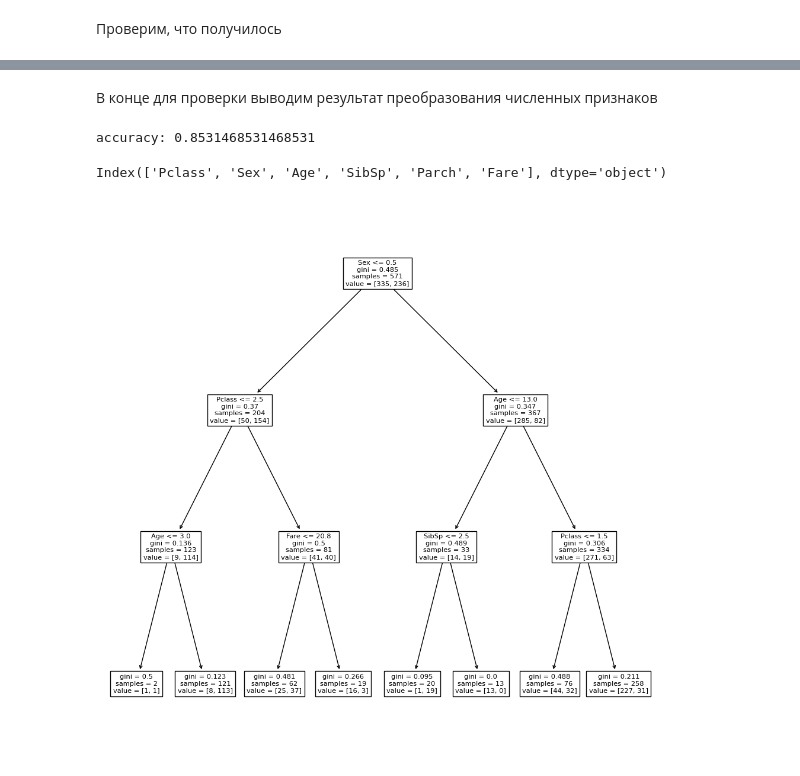
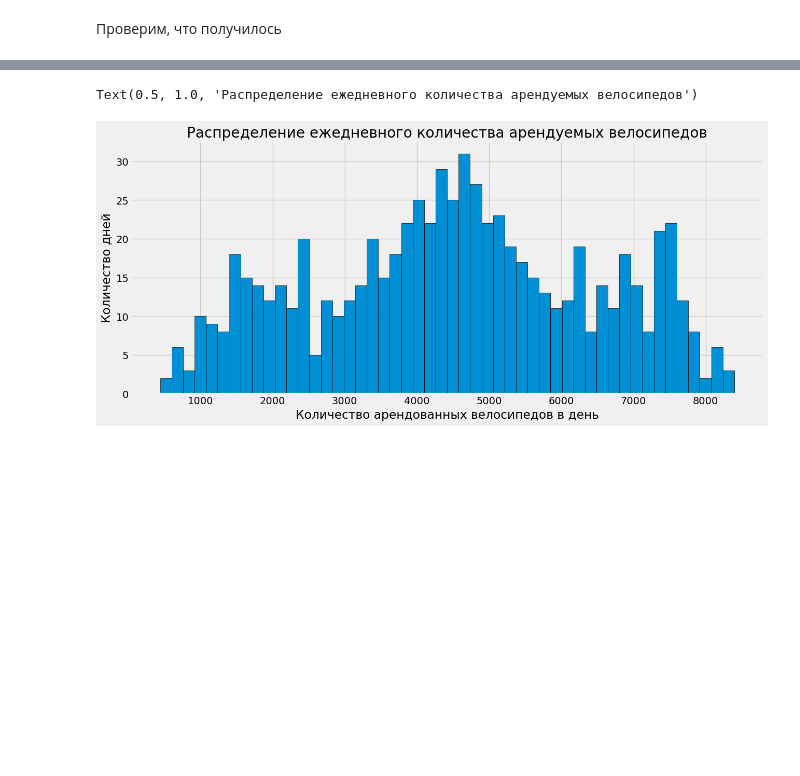
Before and after one commit to NickAReva/bmstu_coding, a Jupyter notebook: Bike_Sharing_Dataset/Bike_sharing.ipynb, the cells around one changed output, grey strips where cells are left out. Cells and saved outputs as stored; diff of their text form; code cells hidden in the pictures; blank space fills up the shorter version.

```diff
--- a/Bike_Sharing_Dataset/Bike_sharing.ipynb
+++ b/Bike_Sharing_Dataset/Bike_sharing.ipynb
@@ -156,2 +146,0 @@ Text(0.5, 1.0, 'Распределение ежедневного количес
-# %%
-df.drop(['Ticket', 'Cabin', 'Embarked'], axis = 1, inplace = True)
@@ -171,2 +146,0 @@ df.shape
-# %%
-df = df.dropna()
@@ -200,2 +146,0 @@ df.head()
-# %%
-df = df.replace({'male':1, 'female':0})
@@ -331,7 +146,0 @@ Fitting 5 folds for each of 36 candidates, totalling 180 fits
-# %% [markdown]
-В конце для проверки выводим результат преобразования численных признаков
-# %%
-score = accuracy_score(y_test, best_dec_tree.predict(X_test))
-print('accuracy:', score)
-# %% [output]
-accuracy: 0.8531468531468531
@@ -340,9 +147,12 @@ import matplotlib.pyplot as plt
-# %%
-df.columns[1:]
-# %% [output]
-Index(['Pclass', 'Sex', 'Age', 'SibSp', 'Parch', 'Fare'], dtype='object')
-# %%
-plt.figure(figsize=(12,12))
-tree.plot_tree(best_dec_tree, feature_names = df.columns[1:]);
-# %% [output]
-[figure, removed]
+# %%
+figsize(14, 6)
+
+# Гистограмма по количеству арендованных велосипедов
+plt.style.use('fivethirtyeight')
+plt.hist(df['cnt'], bins=50, edgecolor='k')
+plt.xlabel('Количество арендованных велосипедов в день')
+plt.ylabel('Количество дней')
+plt.title('Распределение ежедневного количества арендуемых велосипедов')
+# %% [output]
+Text(0.5, 1.0, 'Распределение ежедневного количества арендуемых велосипедов')
+[figure, added]
```
Also changed, not shown: parts of 39 cells of this notebook.
